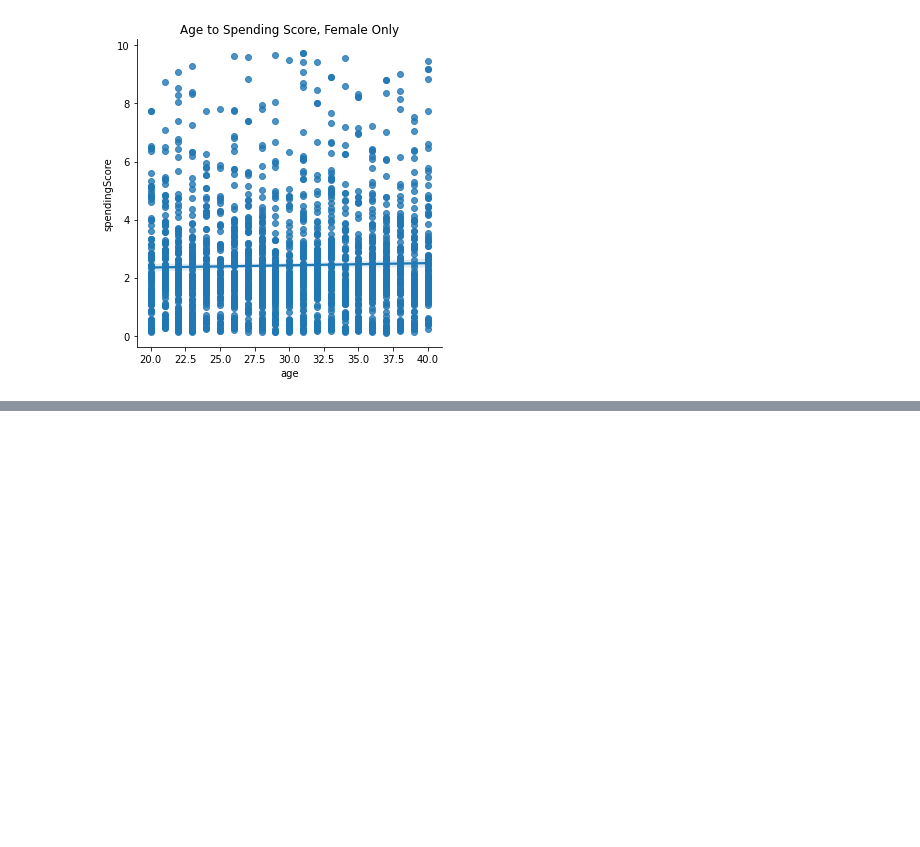
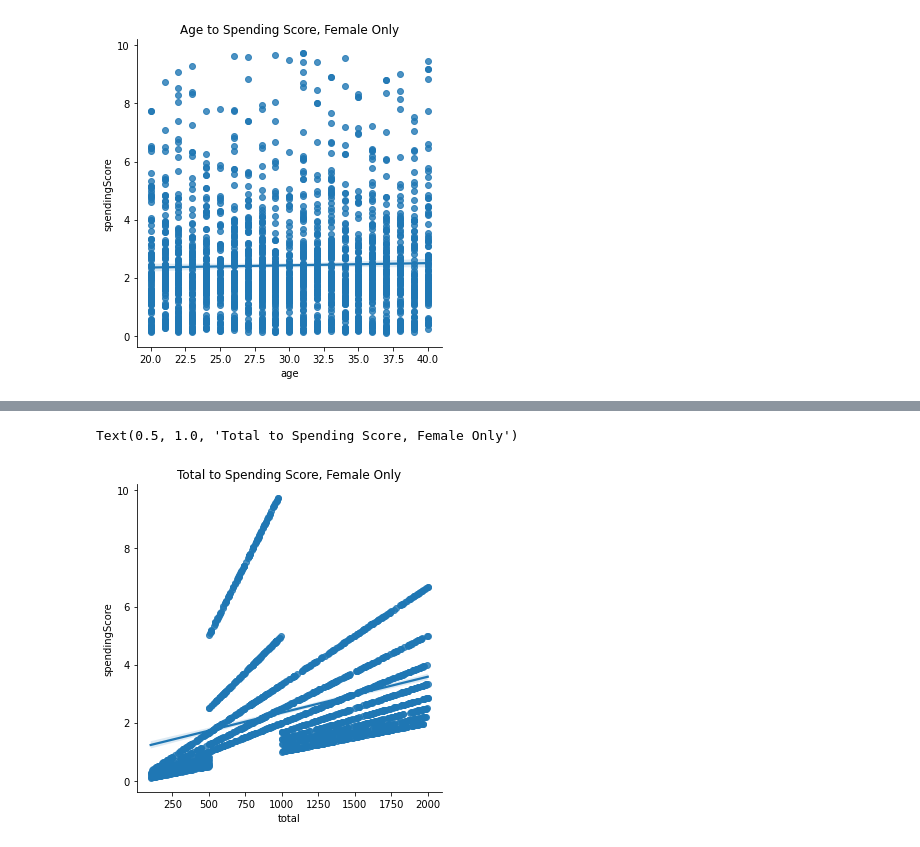
Before and after one commit to claupereirajr/customer_segmentation, a Jupyter notebook: customer_segmentation.ipynb, the cells around one changed output, grey strips where cells are left out. Cells and saved outputs as stored; diff of their text form; code cells hidden in the pictures; blank space fills up the shorter version.

```diff
--- a/customer_segmentation.ipynb
+++ b/customer_segmentation.ipynb
@@ -170,0 +171,6 @@ Text(0.5, 1.0, 'Annual Income to Spending Score, Colored by Gender')
+# %%
+sns.lmplot(x='total', y='spendingScore', data=female_customers)
+plt.title('Total to Spending Score, Female Only')
+# %% [output]
+Text(0.5, 1.0, 'Total to Spending Score, Female Only')
+[figure, added]
```
Also changed, not shown: parts of 6 cells of this notebook.
